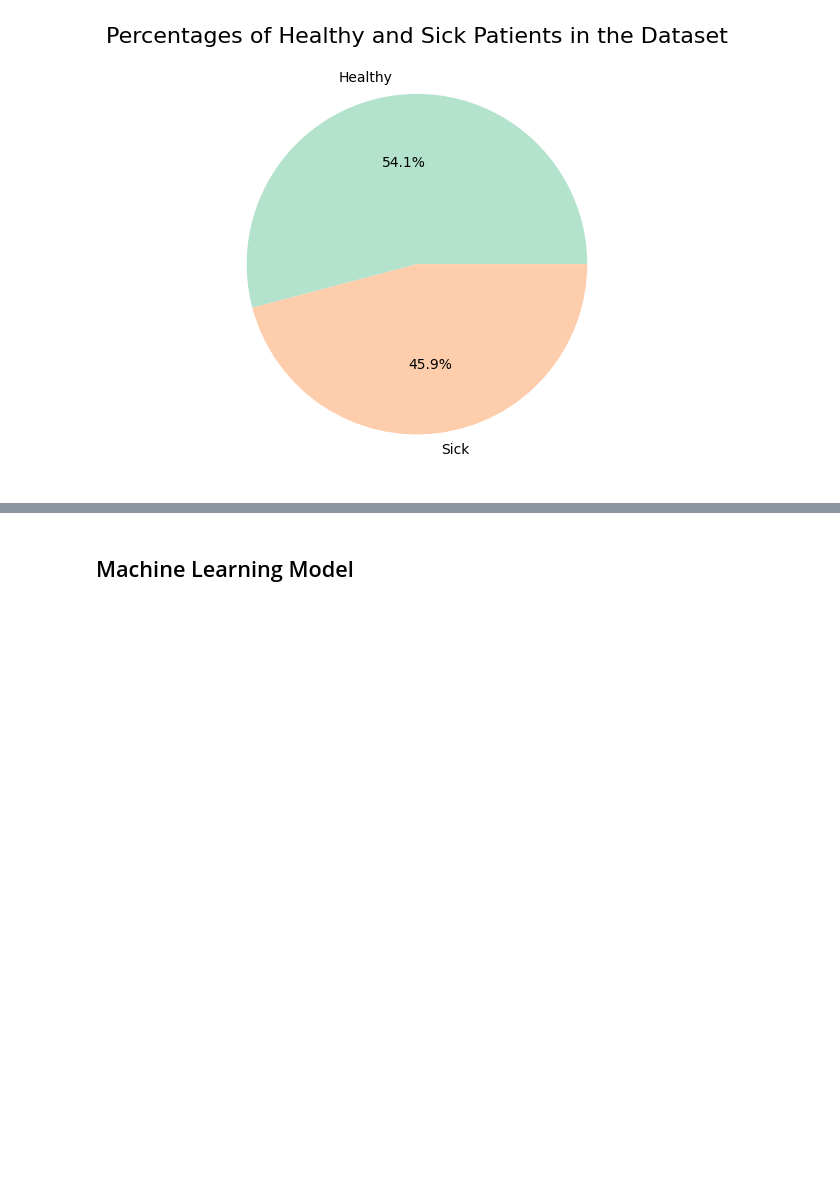
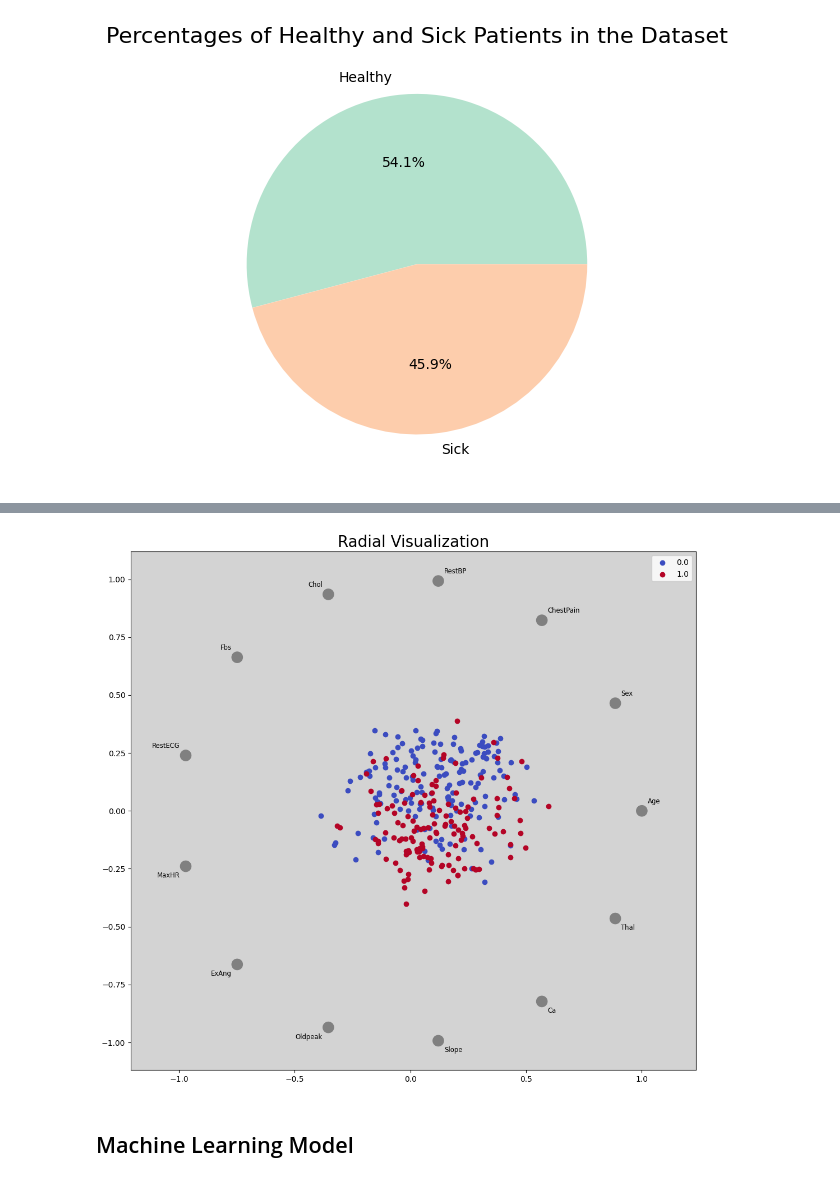
Before and after one commit to sudenurcure/Techcareernet-DataScience-Bootcamp, a Jupyter notebook: main.ipynb, the cells around one changed output, grey strips where cells are left out. Drawn from its saved outputs; the diff is of its cells as text; code cells hidden in the pictures; blank space fills up the shorter version.

```diff
--- a/main.ipynb
+++ b/main.ipynb
@@ -146,2 +196,13 @@ plt.show()
+# %%
+fig, ax = plt.subplots(figsize=(13,12))
+
+copy_df= X.copy()
+copy_df["Patient"]=y
+radviz(copy_df, "Patient", ax=ax, colormap='coolwarm')
+ax.set_facecolor('lightgray')
+plt.title('Radial Visualization', fontsize=20)
+plt.show()
+# %% [output]
+[figure, added]
 # %% [markdown]
 ## Machine Learning Model
```
Also changed, not shown: parts of 28 cells of this notebook.
